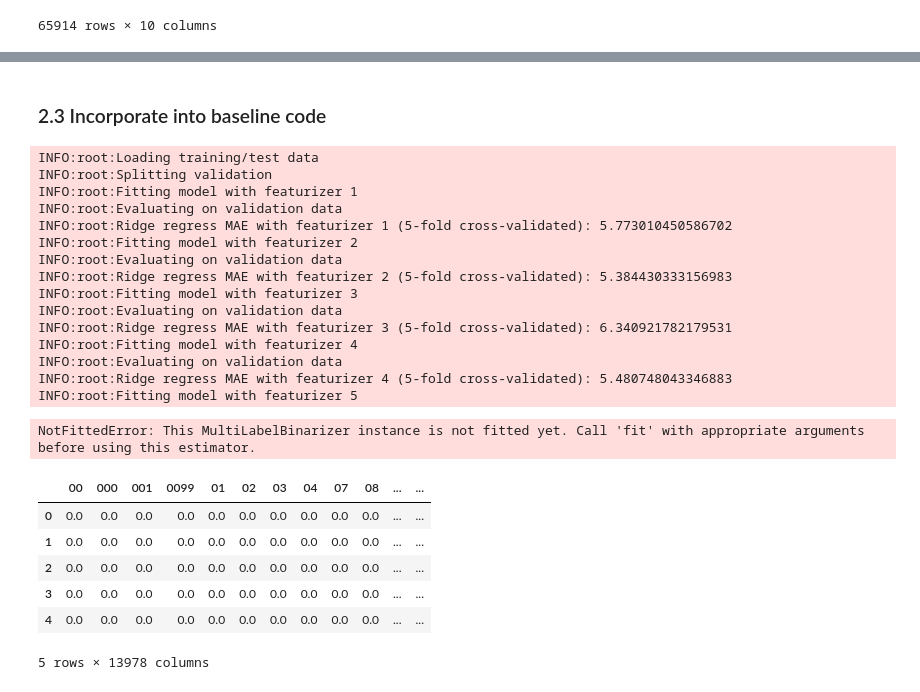
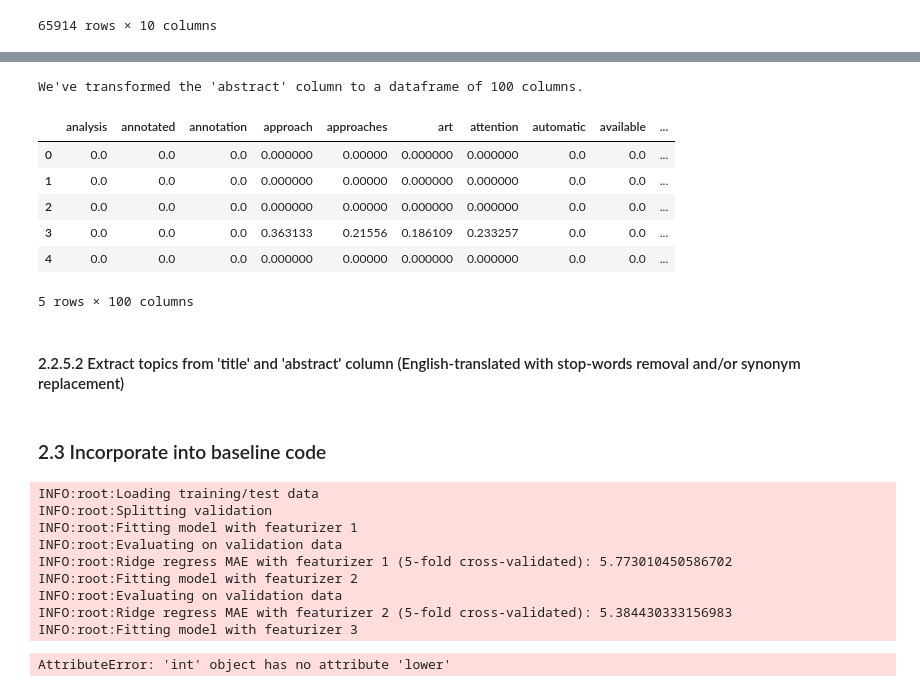
Before and after one commit to larshanen/MLChallenge, a Jupyter notebook: notebooks/Main experiment/Experiments.ipynb, the cells around one changed output, grey strips where cells are left out. Saved outputs shown, nothing was run; the diff lists cells and outputs as text; code cells hidden in the pictures.

```diff
--- a/notebooks/Main experiment/Experiments.ipynb
+++ b/notebooks/Main experiment/Experiments.ipynb
@@ -447,3 +455,33 @@ We've transformed the 'author' column to a dataframe of 4820 columns.
+# %%
+# Specify the number of most frequent tokens you want to keep (replace X with the desired value)
+max_features_abstract = 100
+
+# Create a list of English stopwords
+stop_words = 'english'
+
+# Apply the TF-IDF vectorizer to column 'title' with max_features parameter
+tfidf_vectorizer = TfidfVectorizer(stop_words=stop_words, max_features=max_features_abstract)
+
+# Apply the TF-IDF vectorizer to column 'title'
+tfidf_matrix_abstract = tfidf_vectorizer.fit_transform(train_sample_translated['abstract'])
+
+# Extract and create columns
+feature_names = tfidf_vectorizer.get_feature_names_out()
+tfidf_df_abstract = pd.DataFrame(tfidf_matrix_abstract.toarray(), columns=feature_names)
+
+print(f"We've transformed the 'abstract' column to a dataframe of {len(tfidf_df_abstract.columns)} columns.")
+tfidf_df_abstract.head()
+# %% [output]
+We've transformed the 'abstract' column to a dataframe of 100 columns.
+|  | analysis | annotated | annotation | approach | approaches | art | attention | automatic | available | ... |
+| 0 | 0.0 | 0.0 | 0.0 | 0.000000 | 0.00000 | 0.000000 | 0.000000 | 0.0 | 0.0 | ... |
+| 1 | 0.0 | 0.0 | 0.0 | 0.000000 | 0.00000 | 0.000000 | 0.000000 | 0.0 | 0.0 | ... |
+| 2 | 0.0 | 0.0 | 0.0 | 0.000000 | 0.00000 | 0.000000 | 0.000000 | 0.0 | 0.0 | ... |
+| 3 | 0.0 | 0.0 | 0.0 | 0.363133 | 0.21556 | 0.186109 | 0.233257 | 0.0 | 0.0 | ... |
+| 4 | 0.0 | 0.0 | 0.0 | 0.000000 | 0.00000 | 0.000000 | 0.000000 | 0.0 | 0.0 | ... |
+5 rows × 100 columns
+# %% [markdown]
+#### 2.2.5.2 Extract topics from 'title' and 'abstract' column (English-translated with stop-words removal and/or synonym replacement)
 # %% [markdown]
 ### 2.3 Incorporate into baseline code
 # %%
@@ -452,8 +490,8 @@ logging.getLogger().setLevel(logging.INFO)
 
 # Load train and test sets and change all NA values to empty values
 logging.info("Loading training/test data")
-train = pd.DataFrame.from_records(json.load(open('../data/train.json'))).fillna("")
-test = pd.DataFrame.from_records(json.load(open('../data/test.json'))).fillna("")
+#train = pd.DataFrame.from_records(json.load(open('../data/train.json'))).fillna("")
+#test = pd.DataFrame.from_records(json.load(open('../data/test.json'))).fillna("")
 
 # Split the train set into train (80%) and validation (20%) sets, 5-folds
 logging.info("Splitting validation")
@@ -477,11 +515,11 @@ for i, featurizer in enumerate(featurizers):
 
     # Drop target variable column and fit both models
     logging.info(f"Fitting model with featurizer {i+1}")
-    ridge_cv.fit(train.drop('year', axis=1), train['year'].values)
+    ridge_cv.fit(train_4.drop('year', axis=1), train_4['year'].values)
 
     # Calculate and report both MAE's
     logging.info("Evaluating on validation data")
-    ridge_cv_scores = cross_val_score(ridge_cv, train.drop('year', axis=1), train['year'].values, cv=k_fold, scoring='neg_mean_absolute_error')
+    ridge_cv_scores = cross_val_score(ridge_cv, train_4.drop('year', axis=1), train_4['year'].values, cv=k_fold, scoring='neg_mean_absolute_error')
     logging.info(f"Ridge regress MAE with featurizer {i+1} ({num_folds}-fold cross-validated): {-ridge_cv_scores.mean()}")
 # %% [output]
 INFO:root:Loading training/test data
@@ -493,24 +531,4 @@ INFO:root:Fitting model with featurizer 2
 INFO:root:Evaluating on validation data
 INFO:root:Ridge regress MAE with featurizer 2 (5-fold cross-validated): 5.384430333156983
 INFO:root:Fitting model with featurizer 3
-INFO:root:Evaluating on validation data
-INFO:root:Ridge regress MAE with featurizer 3 (5-fold cross-validated): 6.340921782179531
-INFO:root:Fitting model with featurizer 4
-INFO:root:Evaluating on validation data
-INFO:root:Ridge regress MAE with featurizer 4 (5-fold cross-validated): 5.480748043346883
-INFO:root:Fitting model with featurizer 5
-NotFittedError: This MultiLabelBinarizer instance is not fitted yet. Call 'fit' with appropriate arguments before using this estimator.
+AttributeError: 'int' object has no attribute 'lower'
-# %%
-tfidf_vectorizer = TfidfVectorizer()
-tfidf_matrix = tfidf_vectorizer.fit_transform(val['title'])
-feature_names1 = tfidf_vectorizer.get_feature_names_out()
-tfidf_df = pd.DataFrame(tfidf_matrix.toarray(), columns=feature_names1)
-tfidf_df.head()
-# %% [output]
-|  | 00 | 000 | 001 | 0099 | 01 | 02 | 03 | 04 | 07 | 08 | ... | ... |
-| 0 | 0.0 | 0.0 | 0.0 | 0.0 | 0.0 | 0.0 | 0.0 | 0.0 | 0.0 | 0.0 | ... | ... |
-| 1 | 0.0 | 0.0 | 0.0 | 0.0 | 0.0 | 0.0 | 0.0 | 0.0 | 0.0 | 0.0 | ... | ... |
-| 2 | 0.0 | 0.0 | 0.0 | 0.0 | 0.0 | 0.0 | 0.0 | 0.0 | 0.0 | 0.0 | ... | ... |
-| 3 | 0.0 | 0.0 | 0.0 | 0.0 | 0.0 | 0.0 | 0.0 | 0.0 | 0.0 | 0.0 | ... | ... |
-| 4 | 0.0 | 0.0 | 0.0 | 0.0 | 0.0 | 0.0 | 0.0 | 0.0 | 0.0 | 0.0 | ... | ... |
-5 rows × 13978 columns
```
Also changed, not shown: parts of 20 cells of this notebook.
